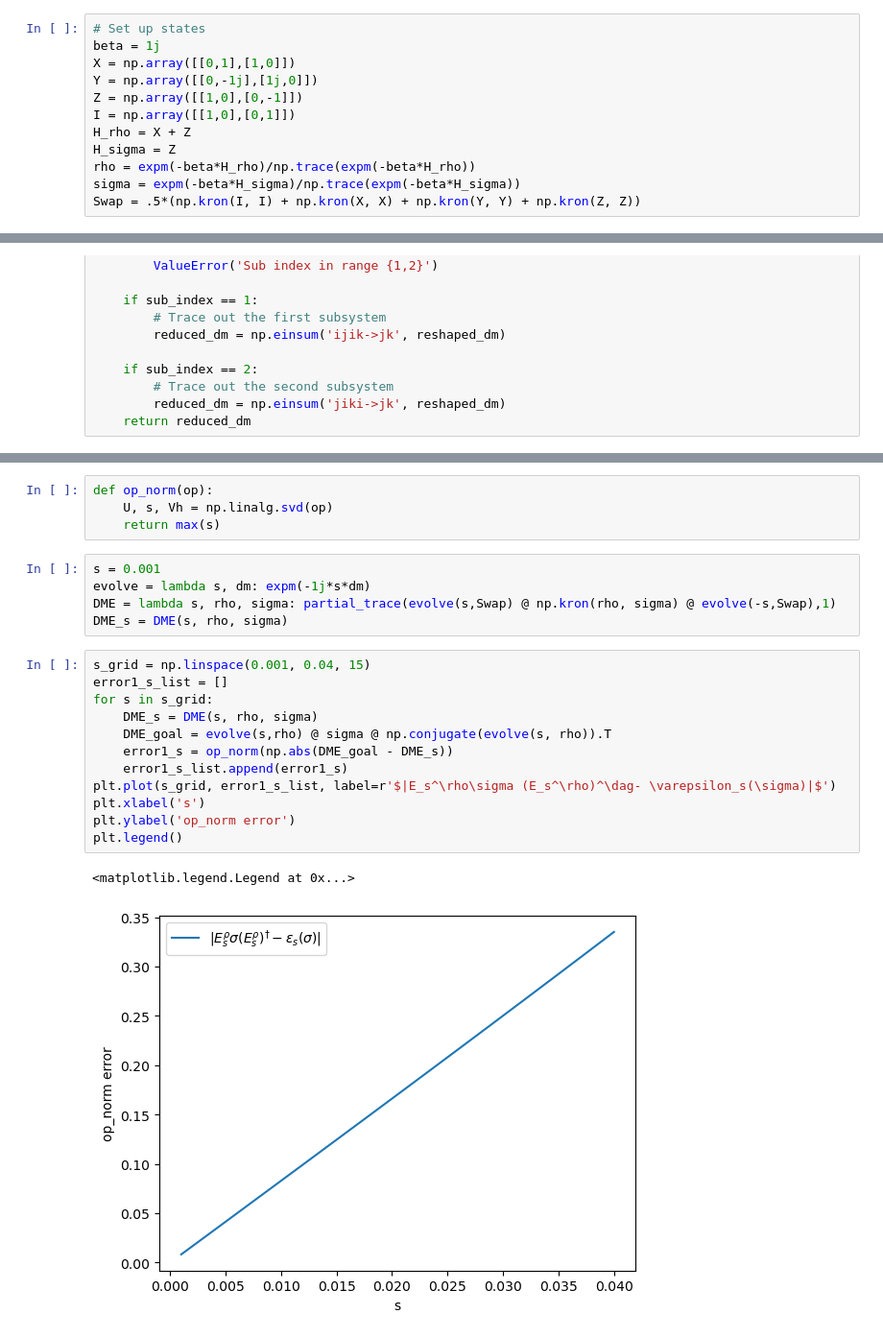
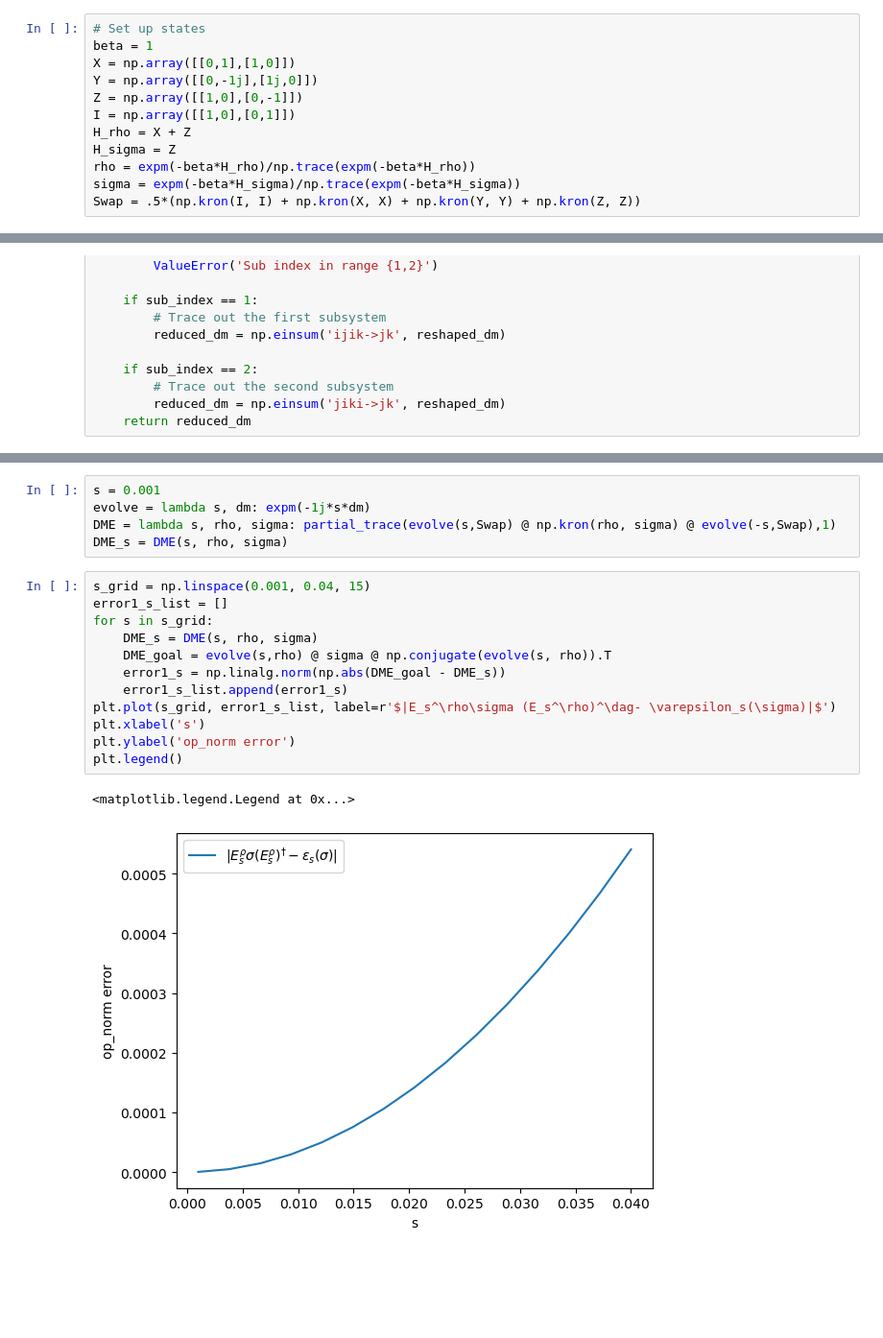
Before and after one commit to Sam-XiaoyueLi/double_bracket_flow_as_a_diagonalization_quantum_algorithm, a Jupyter notebook: Schmidt_decomposition.ipynb, the cells around one changed output, grey strips where cells are left out. Shown at 96% size. Cells and saved outputs as stored; diff of their text form; blank space fills up the shorter version.

Commit message:
Corrected: op norm -> trace norm, \beta real, checked density operator valid (hermitian, trace1)

```diff
--- a/Schmidt_decomposition.ipynb
+++ b/Schmidt_decomposition.ipynb
@@ -18,7 +18,7 @@ where $\beta = \frac{1}{k_B T}$, $H_\rho = X + Z$, $H_\sigma = Z$
 Swap: $ S (\text{op1}\otimes \text{op2}) S = \text{ op2}\otimes \text{op1}$
 # %%
 # Set up states
-beta = 1j
+beta = 1
 X = np.array([[0,1],[1,0]])
 Y = np.array([[0,-1j],[1j,0]])
 Z = np.array([[1,0],[0,-1]])
@@ -77,10 +87,6 @@ print(np.all(np.abs(partial_trace(op, 2)-rho)<1e-5))
 # %% [output]
 True
 True
-# %%
-def op_norm(op):
-    U, s, Vh = np.linalg.svd(op)
-    return max(s)
 # %%
 s = 0.001
 evolve = lambda s, dm: expm(-1j*s*dm)
@@ -89,18 +95,18 @@ DME_s = DME(s, rho, sigma)
 # %%
 s_grid = np.linspace(0.001, 0.04, 15)
 error1_s_list = []
 for s in s_grid:
     DME_s = DME(s, rho, sigma)
     DME_goal = evolve(s,rho) @ sigma @ np.conjugate(evolve(s, rho)).T
-    error1_s = op_norm(np.abs(DME_goal - DME_s))
+    error1_s = np.linalg.norm(np.abs(DME_goal - DME_s))
     error1_s_list.append(error1_s)
 plt.plot(s_grid, error1_s_list, label=r'$|E_s^\rho\sigma (E_s^\rho)^\dag- \varepsilon_s(\sigma)|$')
 plt.xlabel('s')
 plt.ylabel('op_norm error')
 plt.legend()
 # %% [output]
 <matplotlib.legend.Legend at 0x...>
-[figure, old version]
+[figure, new version]
 # %%
 trotter_step = 1
 s = 0.01
```
Also changed, not shown: parts of 4 cells of this notebook.
